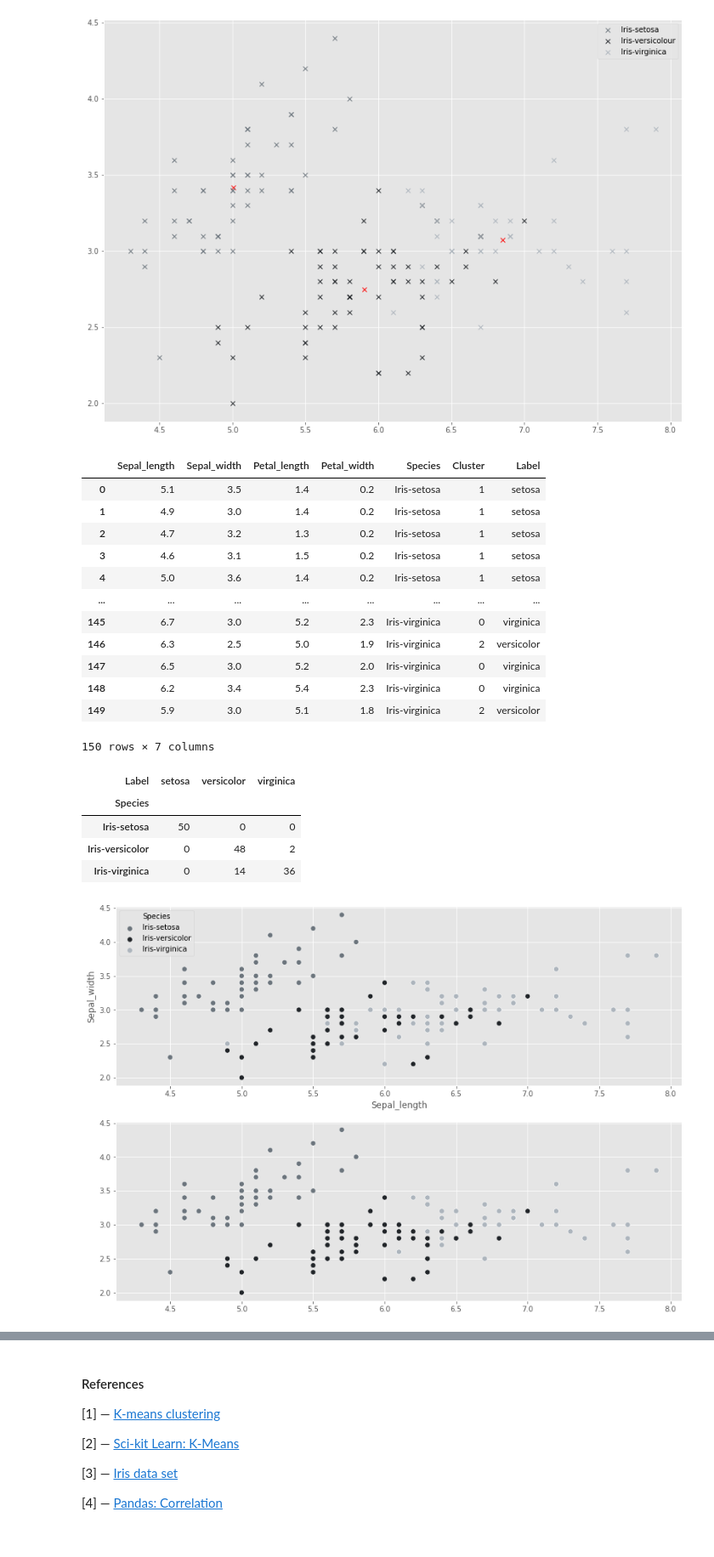
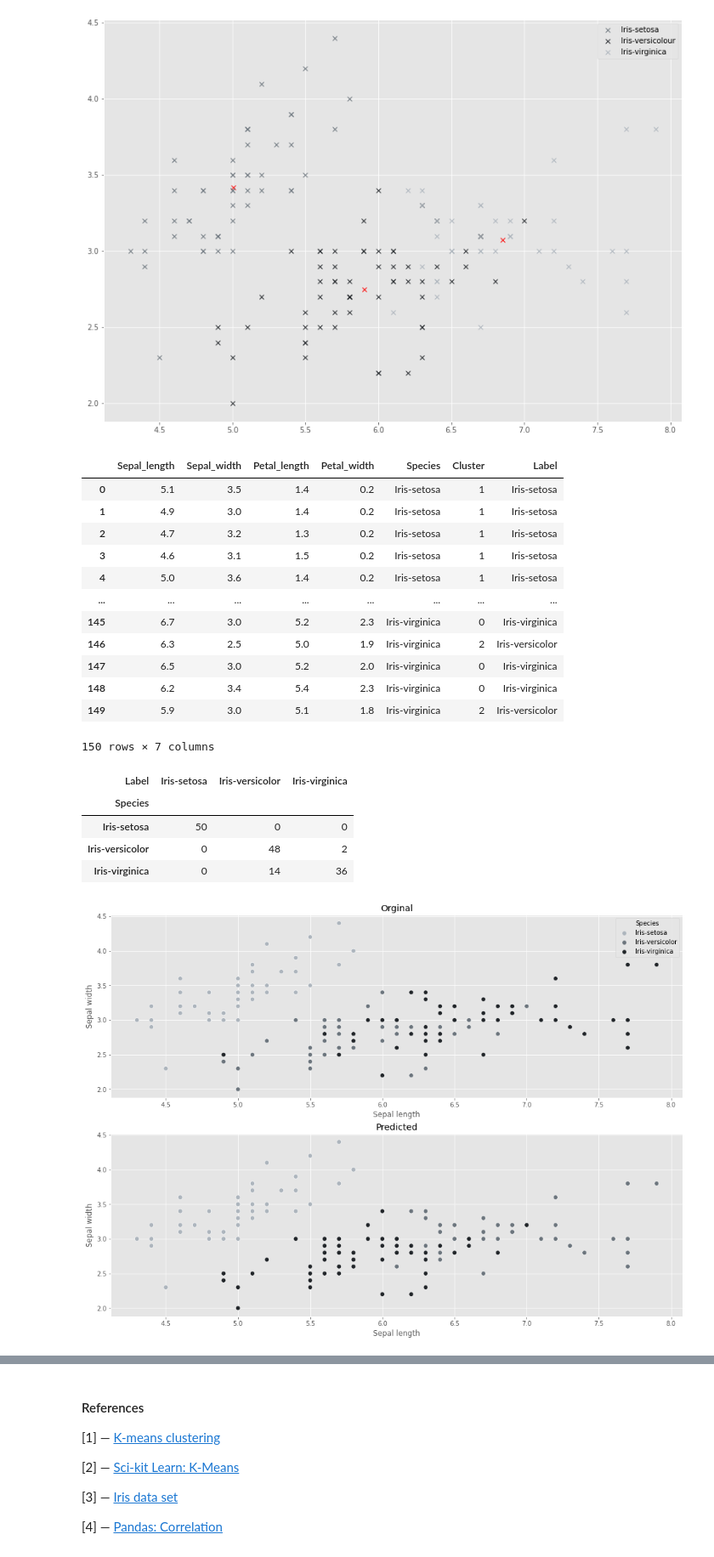
Before and after one commit to mizydorek/Machine-Learning-Tasks-2020, a Jupyter notebook: tasks.ipynb, the cells around one changed output, grey strips where cells are left out. Shown at 85% size. Cells and saved outputs as stored; diff of their text form; code cells hidden in the pictures.

```diff
--- a/tasks.ipynb
+++ b/tasks.ipynb
@@ -561,47 +565,51 @@ df['Cluster'] = kmeans.labels_
 # Function that recognizes iris species by cluster label and returns specie name.
 def label(cluster):
     if cluster == 0:
-        return 'virginica'
+        return 'Iris-virginica'
     if cluster == 1:
-        return 'setosa'
+        return 'Iris-setosa'
     if cluster == 2:
-        return 'versicolor'
+        return 'Iris-versicolor'
 # %%
 # Creates Label column by applying cluster function to Cluster column
 df['Label']=df['Cluster'].apply(label)
 df
 # %% [output]
 |  | Sepal_length | Sepal_width | Petal_length | Petal_width | Species | Cluster | Label |
-| 0 | 5.1 | 3.5 | 1.4 | 0.2 | Iris-setosa | 1 | setosa |
-| 1 | 4.9 | 3.0 | 1.4 | 0.2 | Iris-setosa | 1 | setosa |
-| 2 | 4.7 | 3.2 | 1.3 | 0.2 | Iris-setosa | 1 | setosa |
-| 3 | 4.6 | 3.1 | 1.5 | 0.2 | Iris-setosa | 1 | setosa |
-| 4 | 5.0 | 3.6 | 1.4 | 0.2 | Iris-setosa | 1 | setosa |
+| 0 | 5.1 | 3.5 | 1.4 | 0.2 | Iris-setosa | 1 | Iris-setosa |
+| 1 | 4.9 | 3.0 | 1.4 | 0.2 | Iris-setosa | 1 | Iris-setosa |
+| 2 | 4.7 | 3.2 | 1.3 | 0.2 | Iris-setosa | 1 | Iris-setosa |
+| 3 | 4.6 | 3.1 | 1.5 | 0.2 | Iris-setosa | 1 | Iris-setosa |
+| 4 | 5.0 | 3.6 | 1.4 | 0.2 | Iris-setosa | 1 | Iris-setosa |
 | ... | ... | ... | ... | ... | ... | ... | ... |
-| 145 | 6.7 | 3.0 | 5.2 | 2.3 | Iris-virginica | 0 | virginica |
-| 146 | 6.3 | 2.5 | 5.0 | 1.9 | Iris-virginica | 2 | versicolor |
-| 147 | 6.5 | 3.0 | 5.2 | 2.0 | Iris-virginica | 0 | virginica |
-| 148 | 6.2 | 3.4 | 5.4 | 2.3 | Iris-virginica | 0 | virginica |
-| 149 | 5.9 | 3.0 | 5.1 | 1.8 | Iris-virginica | 2 | versicolor |
+| 145 | 6.7 | 3.0 | 5.2 | 2.3 | Iris-virginica | 0 | Iris-virginica |
+| 146 | 6.3 | 2.5 | 5.0 | 1.9 | Iris-virginica | 2 | Iris-versicolor |
+| 147 | 6.5 | 3.0 | 5.2 | 2.0 | Iris-virginica | 0 | Iris-virginica |
+| 148 | 6.2 | 3.4 | 5.4 | 2.3 | Iris-virginica | 0 | Iris-virginica |
+| 149 | 5.9 | 3.0 | 5.1 | 1.8 | Iris-virginica | 2 | Iris-versicolor |
 150 rows × 7 columns
 # %%
-# To checks kmeans prediction of the species, Pandas crosstab() function will be use that takes two or more columns and returns a frequency of each combination.
+# To checks kmeans prediction of the species,
+# Pandas crosstab() function will be use that takes two or more columns and returns a frequency of each combination.
+# https://pandas.pydata.org/docs/reference/api/pandas.crosstab.html
 pd.crosstab(df['Species'],df['Label'])
 # %% [output]
-| Label | setosa | versicolor | virginica |
+| Label | Iris-setosa | Iris-versicolor | Iris-virginica |
 | Species |  |  |  |
 | Iris-setosa | 50 | 0 | 0 |
 | Iris-versicolor | 0 | 48 | 2 |
 | Iris-virginica | 0 | 14 | 36 |
 # %%
-# Visualize the predictions of kmeans algorithm by plotting scatter plots both actual and predicted data.
+# Visualize the predictions of kmeans algorithm by plotting scatter plots both original and predicted data.
 fig, axes = plt.subplots(2, 1)
-sns.scatterplot(data=df, x="Sepal_length", y="Sepal_width", hue="Species", s=50, ax=axes[0]);
+sns.scatterplot(data=df, x="Sepal_length", y="Sepal_width", hue="Species", s=50, ax=axes[0]).set(title='Orginal', xlabel='Sepal length', ylabel='Sepal width');
 
 # Set your custom color palette.
-colors = ["#ADB5BD", "#6C757D", "#212529"]
+colors = ["#6C757D", "#ADB5BD", "#212529", ]
 sns.set_palette(sns.color_palette(colors))
 cmapp = matplotlib.colors.ListedColormap(colors)
-sns.scatterplot(x=x[:, 0], y=x[:, 1], c=x[:,4], cmap=cmapp, s=50, ax=axes[1]);
+fig.tight_layout(pad=2.0)
+
+sns.scatterplot(x=x[:, 0], y=x[:, 1], c=x[:,4], cmap=cmapp, s=50, ax=axes[1]).set(title='\nPredicted', xlabel='Sepal length', ylabel='Sepal width');
 # %% [output]
-[figure, old version]
+[figure, new version]
```
Also changed, not shown: parts of 8 cells of this notebook.
